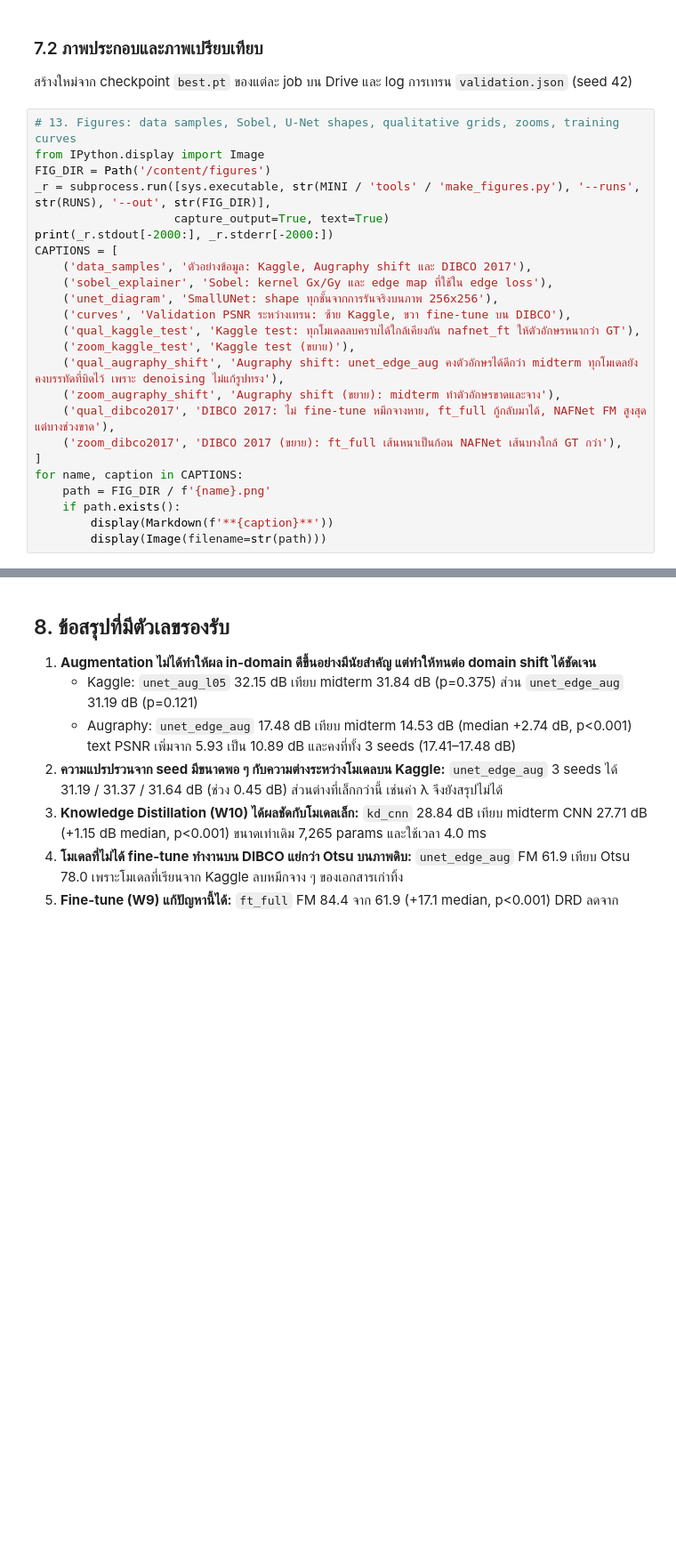
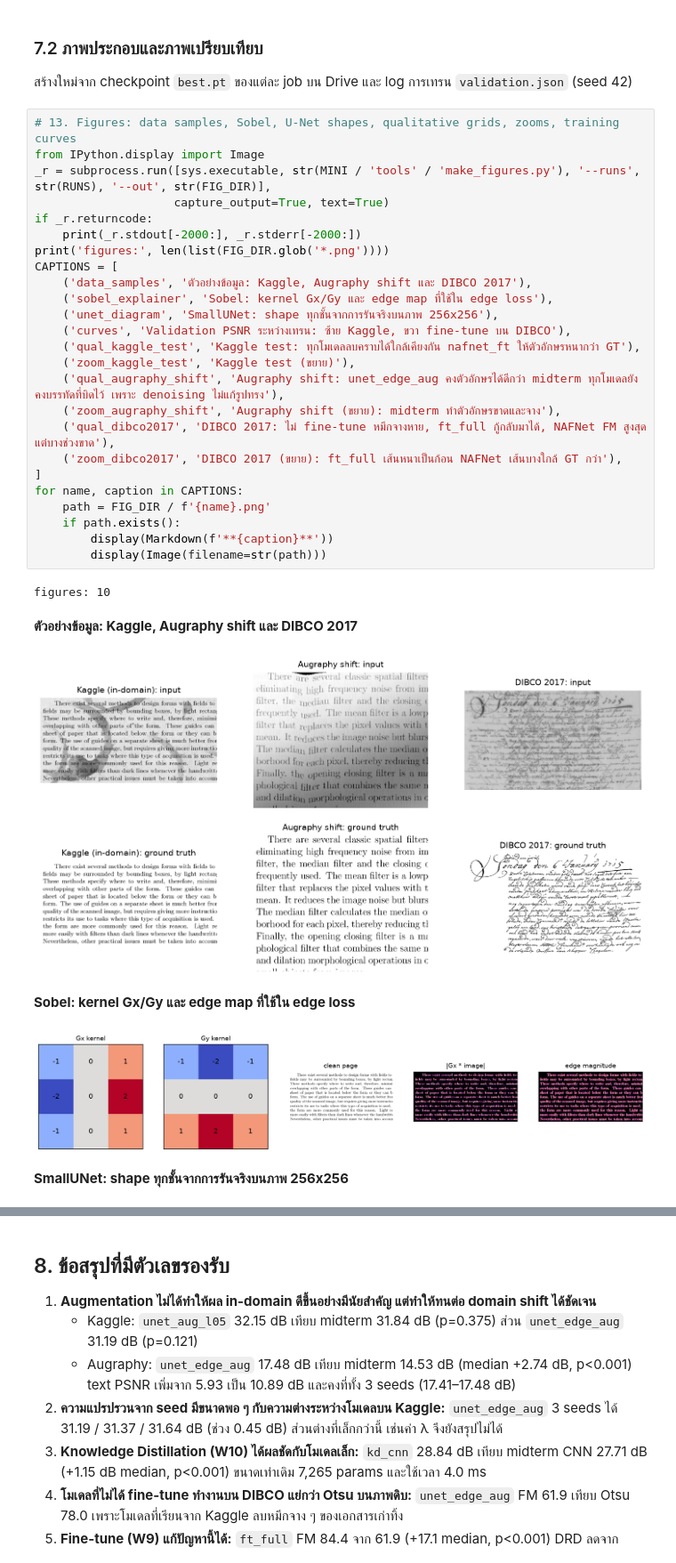
Before and after one commit to chayanon25/aie464-text-preserving-denoising, a Jupyter notebook: mini_project/notebooks/final_colab.ipynb, the cells around one changed output, grey strips where cells are left out. Shown at 89% size. Cells and saved outputs as stored; diff of their text form; blank space fills up the shorter version.

Commit message:
feat(notebook): run report cells locally, add summary, DIBCO and midterm notes

```diff
--- a/mini_project/notebooks/final_colab.ipynb
+++ b/mini_project/notebooks/final_colab.ipynb
@@ -441,24 +582,32 @@ for key, table in tables.items():
 # %%
 # 13. Figures: data samples, Sobel, U-Net shapes, qualitative grids, zooms, training curves
 from IPython.display import Image
-FIG_DIR = Path('/content/figures')
 _r = subprocess.run([sys.executable, str(MINI / 'tools' / 'make_figures.py'), '--runs', str(RUNS), '--out', str(FIG_DIR)],
                     capture_output=True, text=True)
-print(_r.stdout[-2000:], _r.stderr[-2000:])
+if _r.returncode:
+    print(_r.stdout[-2000:], _r.stderr[-2000:])
+print('figures:', len(list(FIG_DIR.glob('*.png'))))
 CAPTIONS = [
     ('data_samples', 'ตัวอย่างข้อมูล: Kaggle, Augraphy shift และ DIBCO 2017'),
     ('sobel_explainer', 'Sobel: kernel Gx/Gy และ edge map ที่ใช้ใน edge loss'),
     ('unet_diagram', 'SmallUNet: shape ทุกชั้นจากการรันจริงบนภาพ 256x256'),
     ('curves', 'Validation PSNR ระหว่างเทรน: ซ้าย Kaggle, ขวา fine-tune บน DIBCO'),
     ('qual_kaggle_test', 'Kaggle test: ทุกโมเดลลบคราบได้ใกล้เคียงกัน nafnet_ft ให้ตัวอักษรหนากว่า GT'),
     ('zoom_kaggle_test', 'Kaggle test (ขยาย)'),
     ('qual_augraphy_shift', 'Augraphy shift: unet_edge_aug คงตัวอักษรได้ดีกว่า midterm ทุกโมเดลยังคงบรรทัดที่บิดไว้ เพราะ denoising ไม่แก้รูปทรง'),
     ('zoom_augraphy_shift', 'Augraphy shift (ขยาย): midterm ทำตัวอักษรขาดและจาง'),
     ('qual_dibco2017', 'DIBCO 2017: ไม่ fine-tune หมึกจางหาย, ft_full กู้กลับมาได้, NAFNet FM สูงสุดแต่บางช่วงขาด'),
     ('zoom_dibco2017', 'DIBCO 2017 (ขยาย): ft_full เส้นหนาเป็นก้อน NAFNet เส้นบางใกล้ GT กว่า'),
 ]
 for name, caption in CAPTIONS:
     path = FIG_DIR / f'{name}.png'
     if path.exists():
         display(Markdown(f'**{caption}**'))
         display(Image(filename=str(path)))
+# %% [output]
+figures: 10
+**ตัวอย่างข้อมูล: Kaggle, Augraphy shift และ DIBCO 2017**
+[figure, added]
+**Sobel: kernel Gx/Gy และ edge map ที่ใช้ใน edge loss**
+[figure, added]
+**SmallUNet: shape ทุกชั้นจากการรันจริงบนภาพ 256x256**
```
Also changed, not shown: parts of 5 cells of this notebook, 1 other file.
